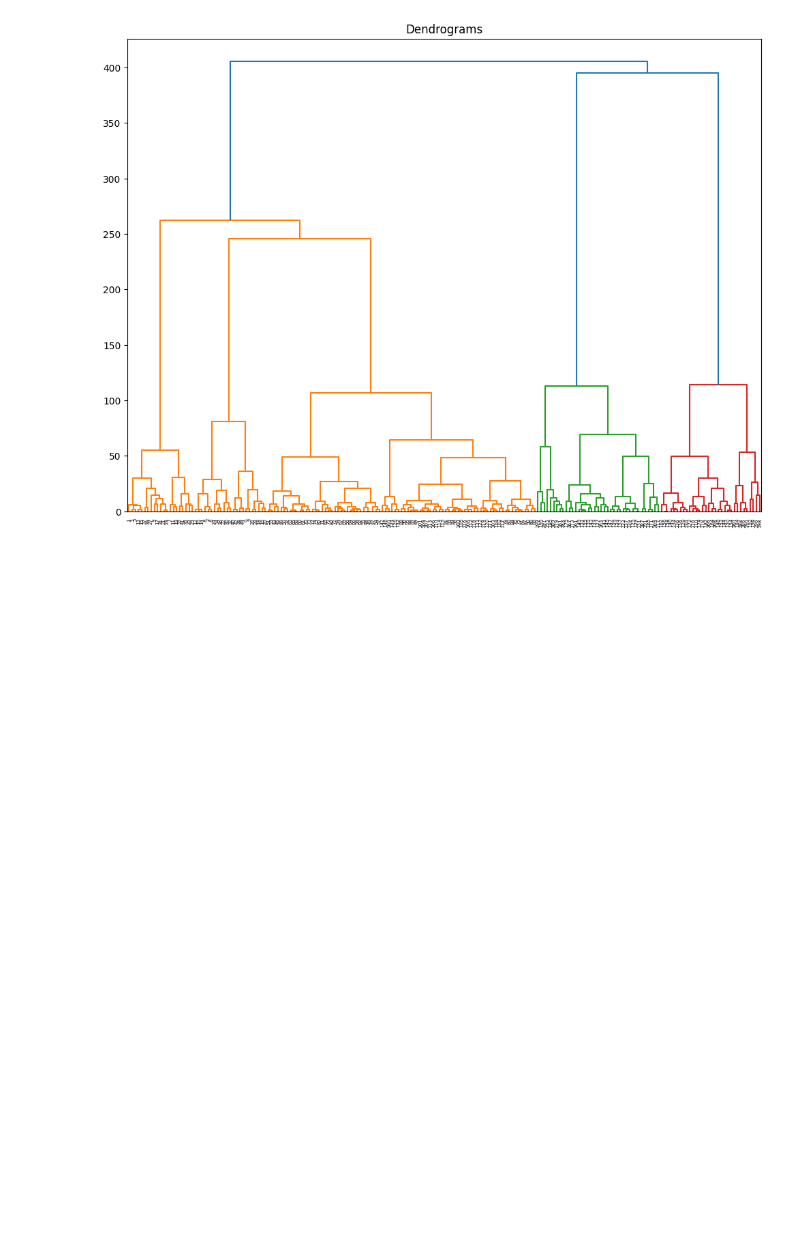
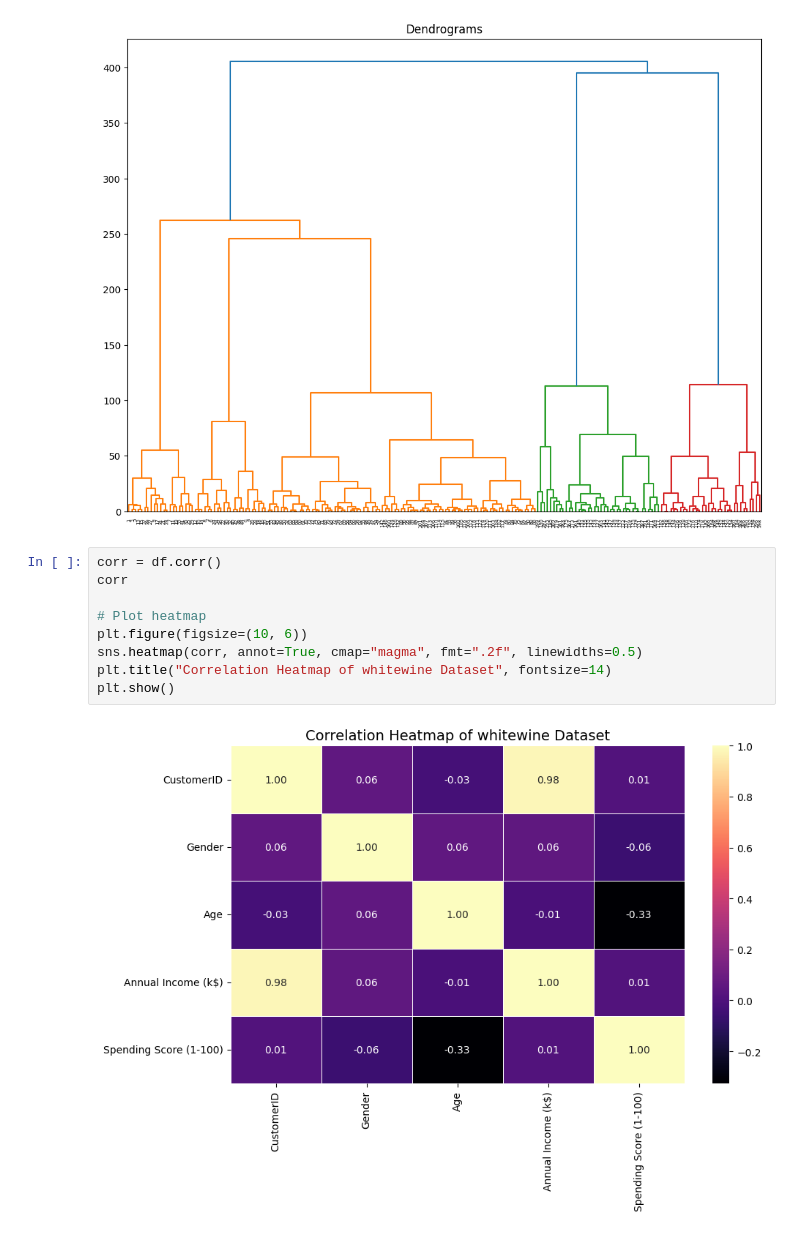
Before and after one commit to harshbhatt15/Machine-Learning, a Jupyter notebook: UnSupervised Machine Learning/Clustering/Hierarchical_Clustering/project_1.ipynb, the cells around one changed output. Drawn from its saved outputs; the diff is of its cells as text; blank space fills up the shorter version.

```diff
--- a/UnSupervised Machine Learning/Clustering/Hierarchical_Clustering/project_1.ipynb
+++ b/UnSupervised Machine Learning/Clustering/Hierarchical_Clustering/project_1.ipynb
@@ -80,6 +101,17 @@ plt.title("Dendrograms")
 dendrogram = sch.dendrogram(sch.linkage(X, method='ward'))
 # %% [output]
 [figure]
+# %%
+corr = df.corr()
+corr
+
+# Plot heatmap
+plt.figure(figsize=(10, 6))
+sns.heatmap(corr, annot=True, cmap="magma", fmt=".2f", linewidths=0.5)
+plt.title("Correlation Heatmap of whitewine Dataset", fontsize=14)
+plt.show()
+# %% [output]
+[figure, added]
 # %%
 from sklearn.cluster import AgglomerativeClustering
 
```
Also changed, not shown: parts of 8 cells of this notebook.
